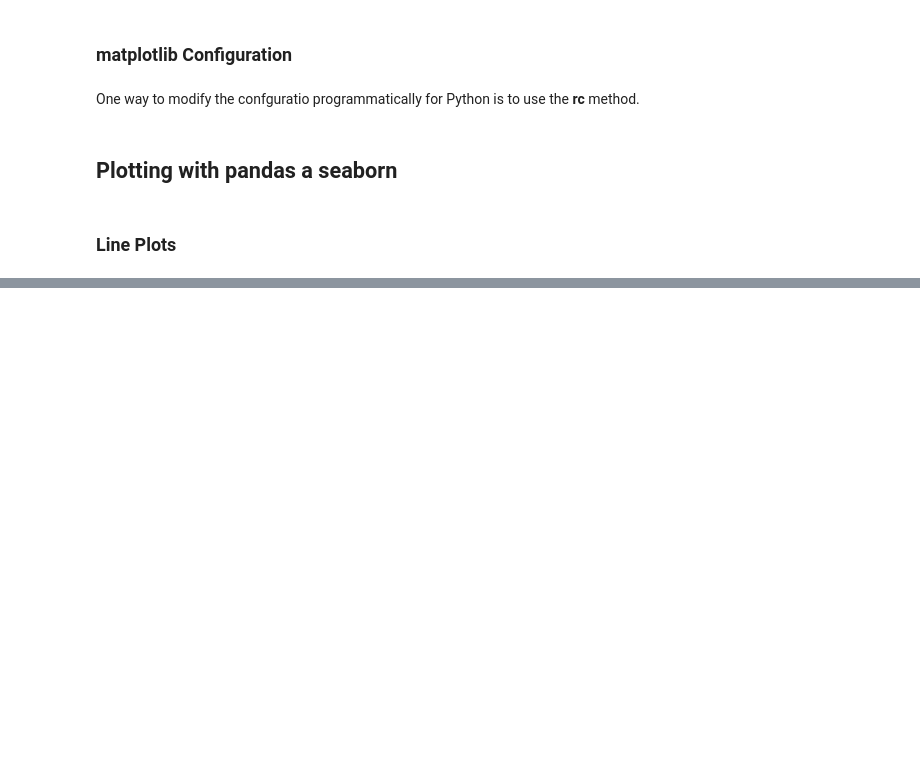
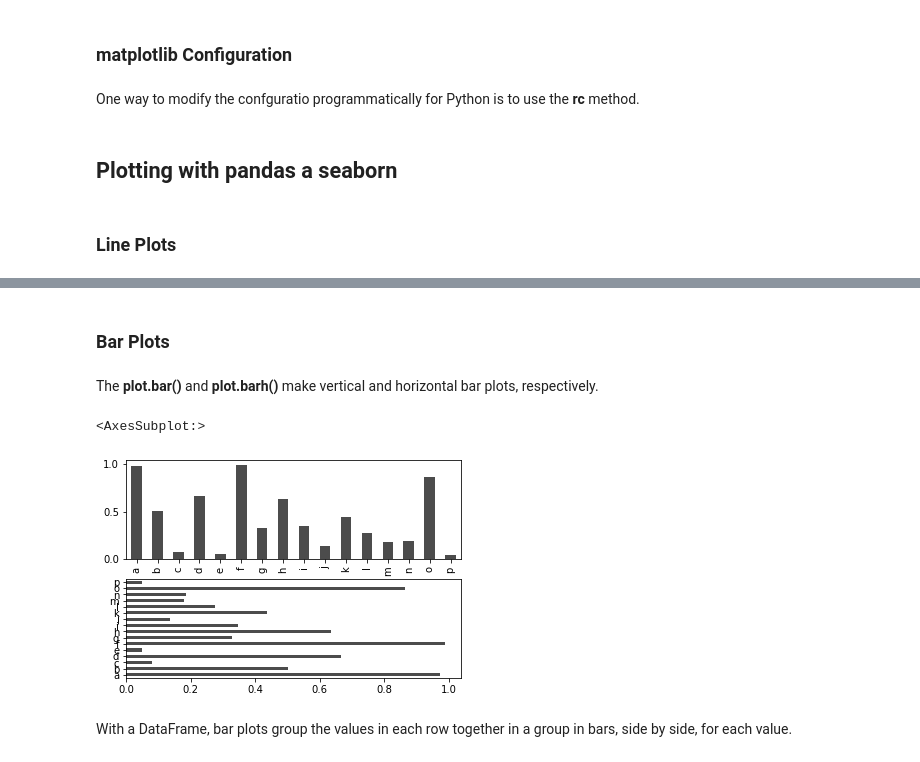
Before and after one commit to diego19508/pydata-book, a Jupyter notebook: Notes/Plotting_Visualization.ipynb, the cells around one changed output, grey strips where cells are left out. Drawn from its saved outputs; the diff is of its cells as text; code cells hidden in the pictures; blank space fills up the shorter version.

```diff
--- a/Notes/Plotting_Visualization.ipynb
+++ b/Notes/Plotting_Visualization.ipynb
@@ -163,0 +197,14 @@ One way to modify the confguratio programmatically for Python is to use the **rc
+# %% [markdown]
+### Bar Plots
+# %% [markdown]
+The **plot.bar()** and **plot.barh()** make vertical and horizontal bar plots, respectively.
+# %%
+fig, axes = plt.subplots(2, 1)
+data = pd.Series(np.random.rand(16), index=list('abcdefghijklmnop'))
+data.plot.bar(ax=axes[0], color='k', alpha=0.7)
+data.plot.barh(ax=axes[1], color='k', alpha=0.7)
+# %% [output]
+<AxesSubplot:>
+[figure, added]
+# %% [markdown]
+With a DataFrame, bar plots group the values in each row together in a group in bars, side by side, for each value.
```
Also changed, not shown: parts of 34 cells of this notebook.
